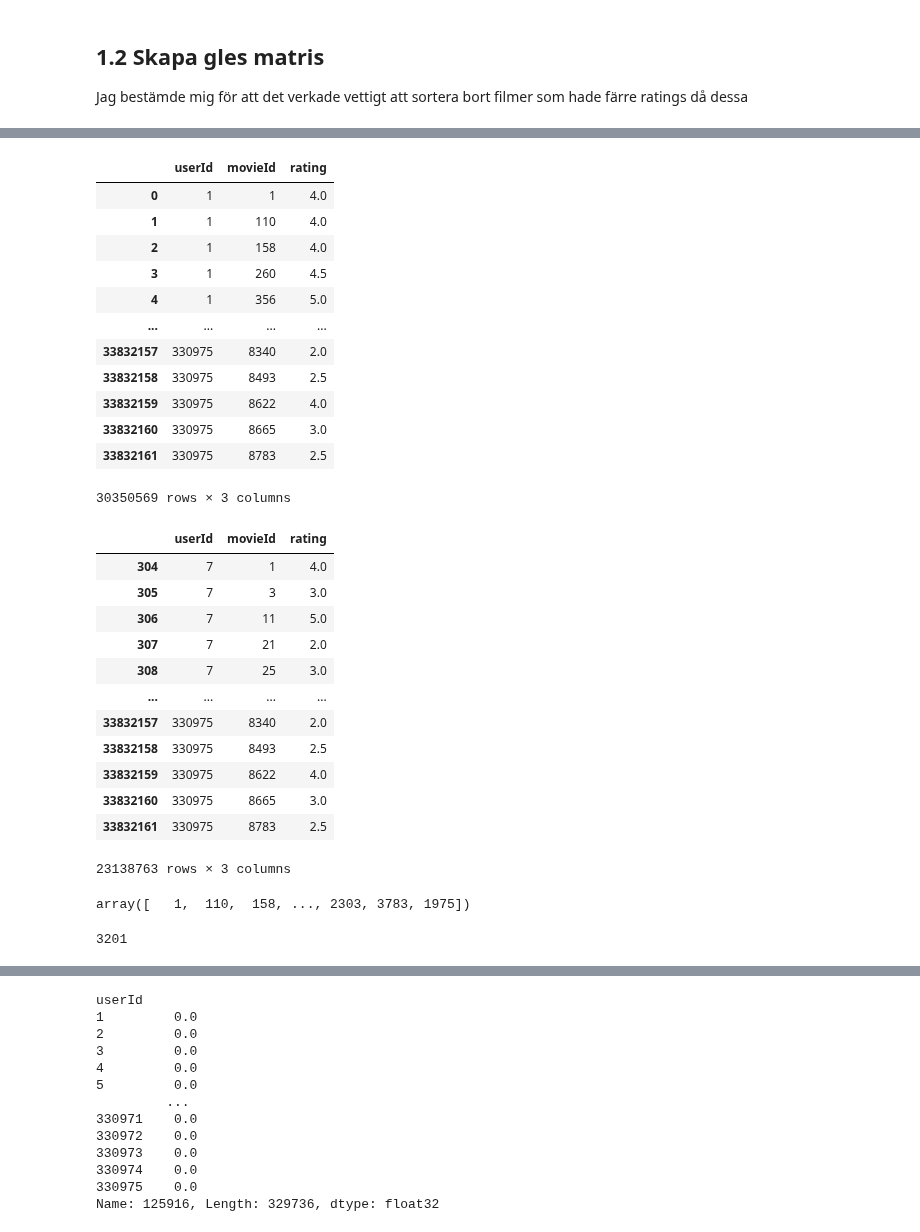
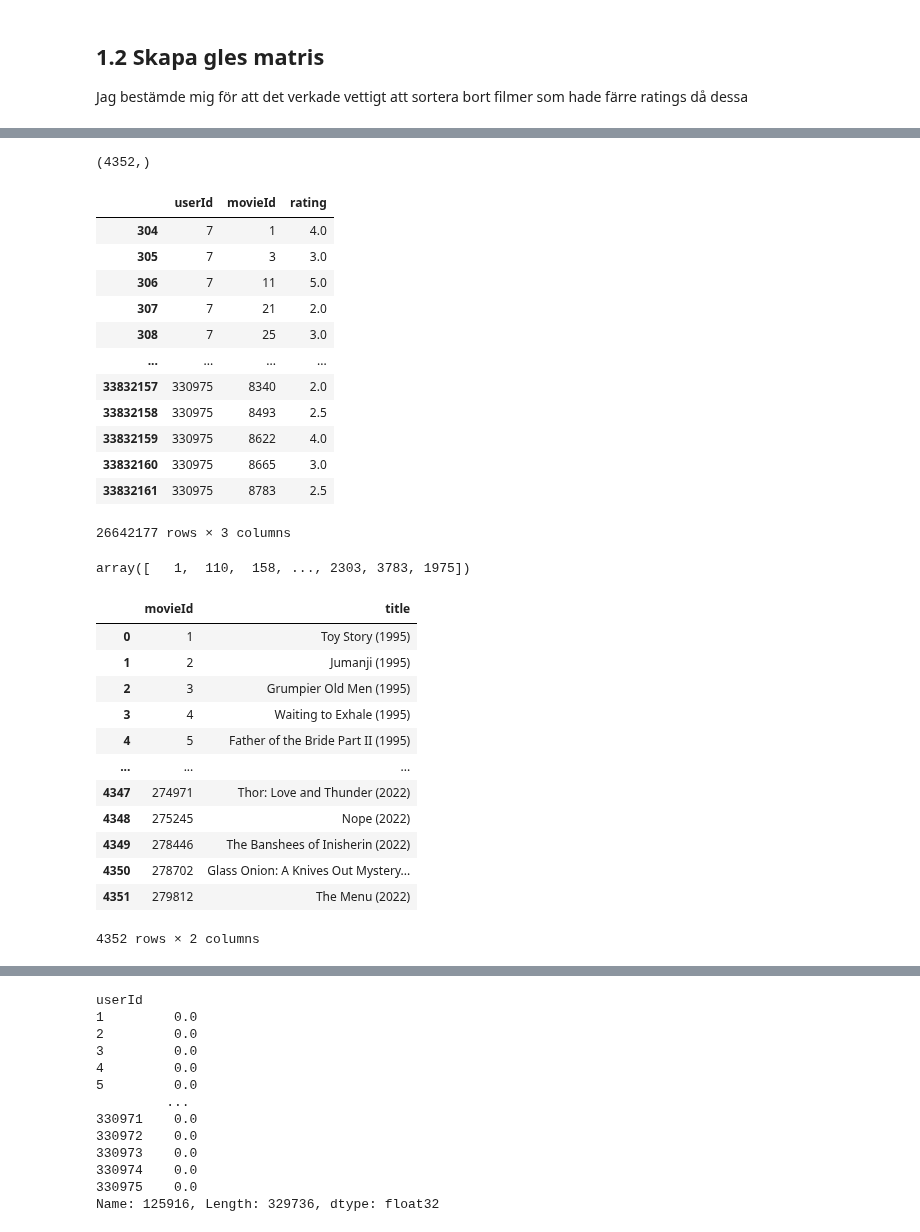
Before and after one commit to LordOfTurtles/AI-Erik-Johansson-OPA23, a Jupyter notebook: labs/labb1.ipynb, the cells around one changed output, grey strips where cells are left out. Cells and saved outputs as stored; diff of their text form; code cells hidden in the pictures.

```diff
--- a/labs/labb1.ipynb
+++ b/labs/labb1.ipynb
@@ -269,25 +288,11 @@ Jag bestämde mig för att det verkade vettigt att sortera bort filmer som hade
 # %%
-# suggested sorting by treshold of value counts from https://stackoverflow.com/questions/67006008/pandas-how-to-get-the-value-counts-above-a-threshold
-# a treshold of at least 2000 ratings seemed to still include a solid amount of movies
-df_ratings_adjusted = df_ratings[df_ratings.groupby("movieId")["movieId"].transform('size')>1000]
+# a treshold of at least 100 ratings seemed to still include a solid amount of movies
+df_ratings_adjusted = df_ratings_users[df_ratings_users.groupby("movieId")["movieId"].transform('size')>1000]
 df_ratings_adjusted["movieId"].unique().shape
-df_ratings_adjusted
 # %% [output]
-|  | userId | movieId | rating |
-| 0 | 1 | 1 | 4.0 |
-| 1 | 1 | 110 | 4.0 |
-| 2 | 1 | 158 | 4.0 |
-| 3 | 1 | 260 | 4.5 |
-| 4 | 1 | 356 | 5.0 |
-| ... | ... | ... | ... |
-| 33832157 | 330975 | 8340 | 2.0 |
-| 33832158 | 330975 | 8493 | 2.5 |
-| 33832159 | 330975 | 8622 | 4.0 |
-| 33832160 | 330975 | 8665 | 3.0 |
-| 33832161 | 330975 | 8783 | 2.5 |
-30350569 rows × 3 columns
+(4352,)
 # %%
-df_ratings_adjusted[df_ratings_adjusted.groupby("userId")["userId"].transform('size')>100]
+df_ratings[df_ratings.groupby("userId")["userId"].transform('size')>100]
 # %% [output]
 |  | userId | movieId | rating |
 | 304 | 7 | 1 | 4.0 |
@@ -301,17 +306,29 @@ df_ratings_adjusted[df_ratings_adjusted.groupby("userId")["userId"].transform('s
 | 33832159 | 330975 | 8622 | 4.0 |
 | 33832160 | 330975 | 8665 | 3.0 |
 | 33832161 | 330975 | 8783 | 2.5 |
-23138763 rows × 3 columns
+26642177 rows × 3 columns
 # %%
 df_ratings_adjusted["movieId"].unique()
 # %% [output]
 array([   1,  110,  158, ..., 2303, 3783, 1975])
 # %%
-# https://saturncloud.io/blog/how-to-select-rows-from-a-dataframe-based-on-list-values-in-a-column-in-pandas/
+# how to make a mask to filter database from: https://saturncloud.io/blog/how-to-select-rows-from-a-dataframe-based-on-list-values-in-a-column-in-pandas/
 
 mask = df_movies["movieId"].isin(df_ratings_adjusted["movieId"].unique())
 
 df_movies_adjusted = df_movies[mask].reset_index(drop=True)
-df_movies_adjusted["movieId"][1335]
+df_movies_adjusted
 # %% [output]
+|  | movieId | title |
+| 0 | 1 | Toy Story (1995) |
+| 1 | 2 | Jumanji (1995) |
+| 2 | 3 | Grumpier Old Men (1995) |
+| 3 | 4 | Waiting to Exhale (1995) |
+| 4 | 5 | Father of the Bride Part II (1995) |
+| ... | ... | ... |
+| 4347 | 274971 | Thor: Love and Thunder (2022) |
+| 4348 | 275245 | Nope (2022) |
+| 4349 | 278446 | The Banshees of Inisherin (2022) |
+| 4350 | 278702 | Glass Onion: A Knives Out Mystery... |
+| 4351 | 279812 | The Menu (2022) |
-3201
+4352 rows × 2 columns
```
Also changed, not shown: parts of 8 cells of this notebook.
